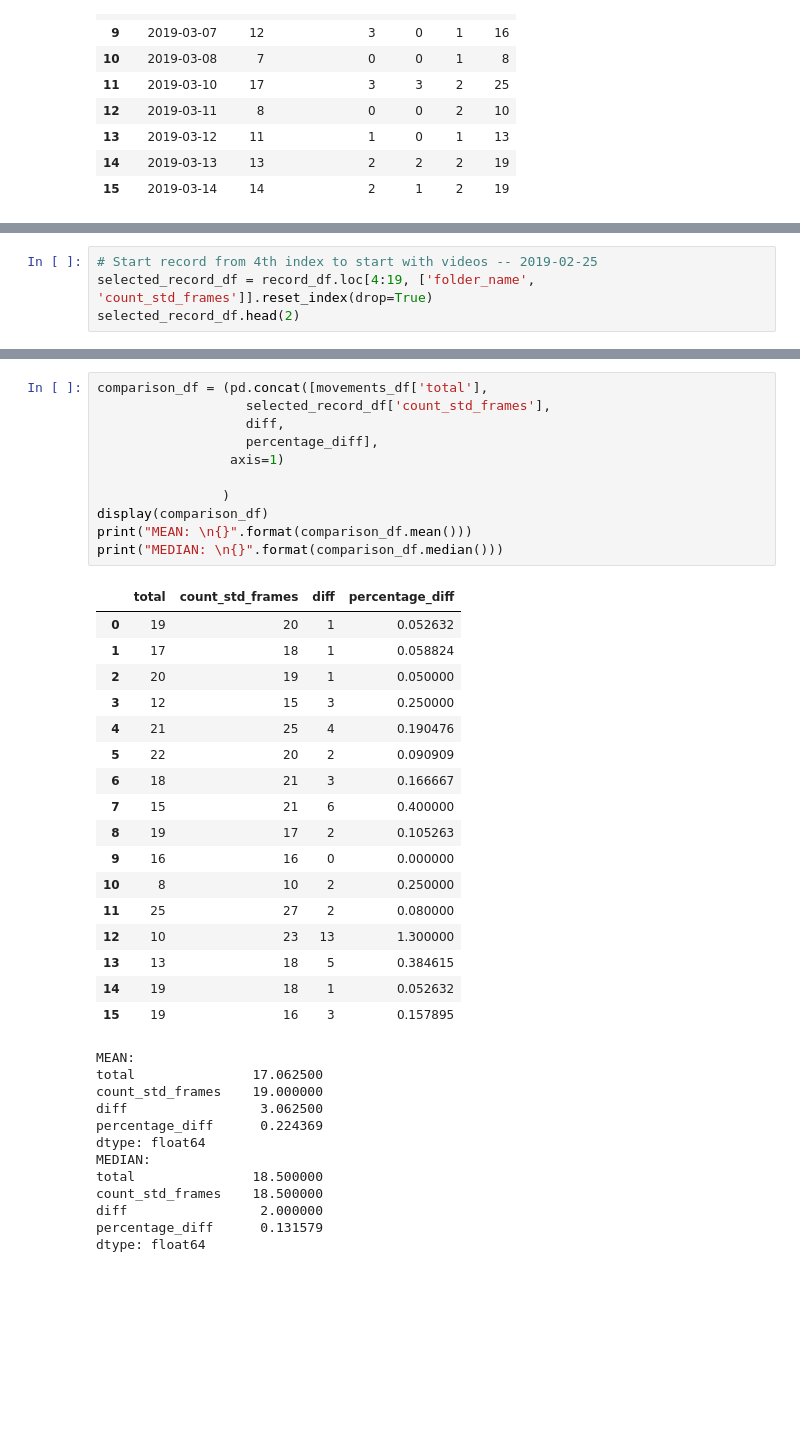
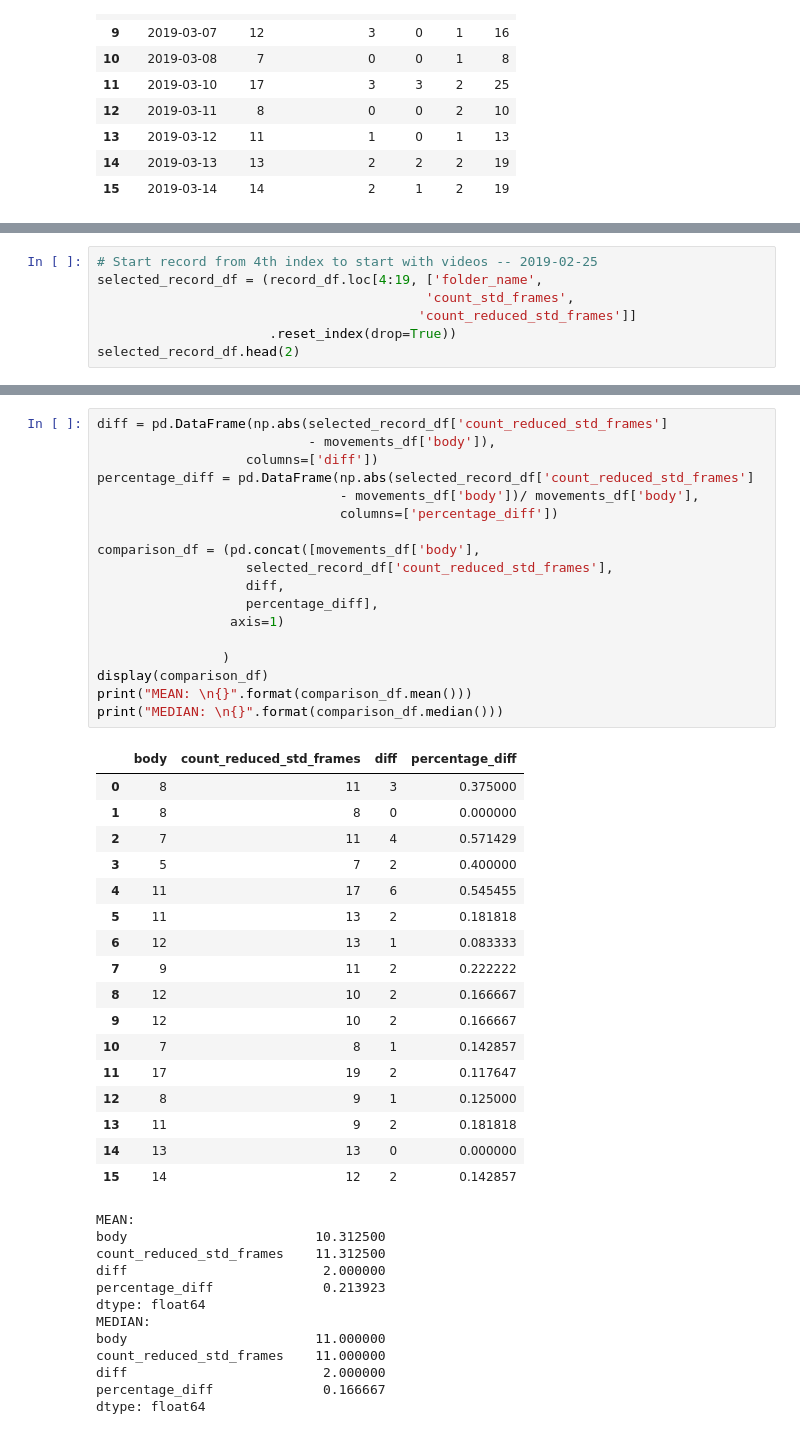
Before and after one commit to aryehzapinsky/sleeper, a Jupyter notebook: notebooks/05_09_19 - Evaluations.ipynb, the cells around one changed output, grey strips where cells are left out. Cells and saved outputs as stored; diff of their text form; blank space fills up the shorter version.

```diff
--- a/notebooks/05_09_19 - Evaluations.ipynb
+++ b/notebooks/05_09_19 - Evaluations.ipynb
@@ -59,6 +59,9 @@ record_df.head(20)
 | 19 | 2019-03-14 | 290 | 26 | [0, 28, 42, 44, 61, 83, 108, 115,... | 16 | [42, 44, 61, 83, 115, 182, 207, 2... | ... |
 # %%
 # Start record from 4th index to start with videos -- 2019-02-25
-selected_record_df = record_df.loc[4:19, ['folder_name', 'count_std_frames']].reset_index(drop=True)
+selected_record_df = (record_df.loc[4:19, ['folder_name',
+                                          'count_std_frames',
+                                         'count_reduced_std_frames']]
+                      .reset_index(drop=True))
 selected_record_df.head(2)
 # %% [output]
@@ -74,41 +118,48 @@ percentage_diff = pd.DataFrame(np.abs(selected_record_df['count_std_frames']
 # %%
-comparison_df = (pd.concat([movements_df['total'],
-                   selected_record_df['count_std_frames'],
+diff = pd.DataFrame(np.abs(selected_record_df['count_reduced_std_frames']
+                           - movements_df['body']),
+                   columns=['diff'])
+percentage_diff = pd.DataFrame(np.abs(selected_record_df['count_reduced_std_frames']
+                               - movements_df['body'])/ movements_df['body'],
+                               columns=['percentage_diff'])
+
+comparison_df = (pd.concat([movements_df['body'],
+                   selected_record_df['count_reduced_std_frames'],
                    diff,
                    percentage_diff],
                  axis=1)
 
                 )
 display(comparison_df)
 print("MEAN: \n{}".format(comparison_df.mean()))
 print("MEDIAN: \n{}".format(comparison_df.median()))
 # %% [output]
-|  | total | count_std_frames | diff | percentage_diff |
-| 0 | 19 | 20 | 1 | 0.052632 |
-| 1 | 17 | 18 | 1 | 0.058824 |
-| 2 | 20 | 19 | 1 | 0.050000 |
-| 3 | 12 | 15 | 3 | 0.250000 |
-| 4 | 21 | 25 | 4 | 0.190476 |
-| 5 | 22 | 20 | 2 | 0.090909 |
-| 6 | 18 | 21 | 3 | 0.166667 |
-| 7 | 15 | 21 | 6 | 0.400000 |
-| 8 | 19 | 17 | 2 | 0.105263 |
-| 9 | 16 | 16 | 0 | 0.000000 |
-| 10 | 8 | 10 | 2 | 0.250000 |
-| 11 | 25 | 27 | 2 | 0.080000 |
-| 12 | 10 | 23 | 13 | 1.300000 |
-| 13 | 13 | 18 | 5 | 0.384615 |
-| 14 | 19 | 18 | 1 | 0.052632 |
-| 15 | 19 | 16 | 3 | 0.157895 |
+|  | body | count_reduced_std_frames | diff | percentage_diff |
+| 0 | 8 | 11 | 3 | 0.375000 |
+| 1 | 8 | 8 | 0 | 0.000000 |
+| 2 | 7 | 11 | 4 | 0.571429 |
+| 3 | 5 | 7 | 2 | 0.400000 |
+| 4 | 11 | 17 | 6 | 0.545455 |
+| 5 | 11 | 13 | 2 | 0.181818 |
+| 6 | 12 | 13 | 1 | 0.083333 |
+| 7 | 9 | 11 | 2 | 0.222222 |
+| 8 | 12 | 10 | 2 | 0.166667 |
+| 9 | 12 | 10 | 2 | 0.166667 |
+| 10 | 7 | 8 | 1 | 0.142857 |
+| 11 | 17 | 19 | 2 | 0.117647 |
+| 12 | 8 | 9 | 1 | 0.125000 |
+| 13 | 11 | 9 | 2 | 0.181818 |
+| 14 | 13 | 13 | 0 | 0.000000 |
+| 15 | 14 | 12 | 2 | 0.142857 |
 MEAN:
-total               17.062500
-count_std_frames    19.000000
-diff                 3.062500
-percentage_diff      0.224369
+body                        10.312500
+count_reduced_std_frames    11.312500
+diff                         2.000000
+percentage_diff              0.213923
 dtype: float64
 MEDIAN:
-total               18.500000
-count_std_frames    18.500000
-diff                 2.000000
-percentage_diff      0.131579
+body                        11.000000
+count_reduced_std_frames    11.000000
+diff                         2.000000
+percentage_diff              0.166667
 dtype: float64
```
Also changed, not shown: parts of 2 cells of this notebook, 5 other files.
